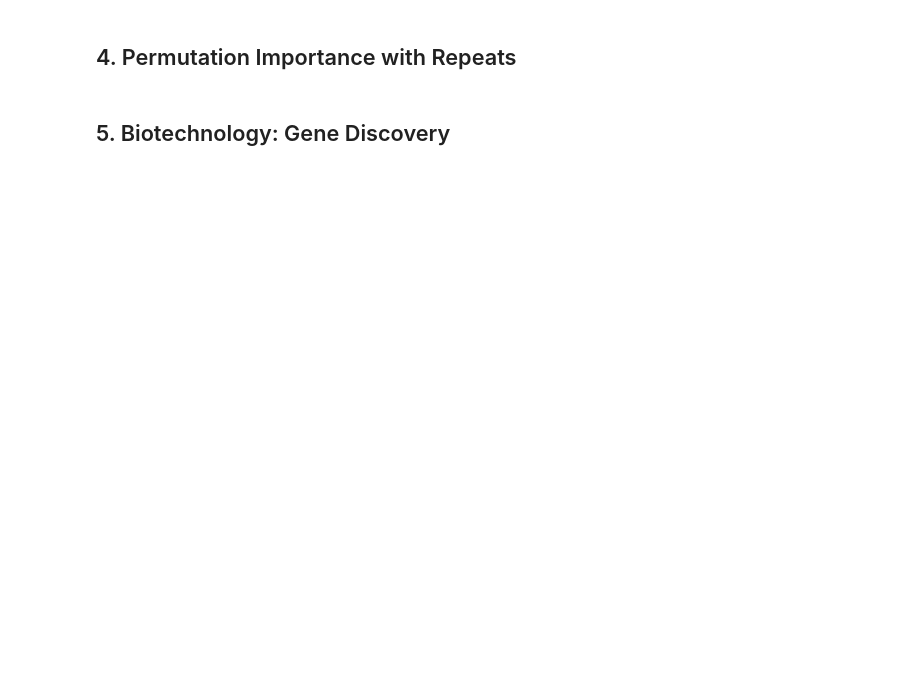
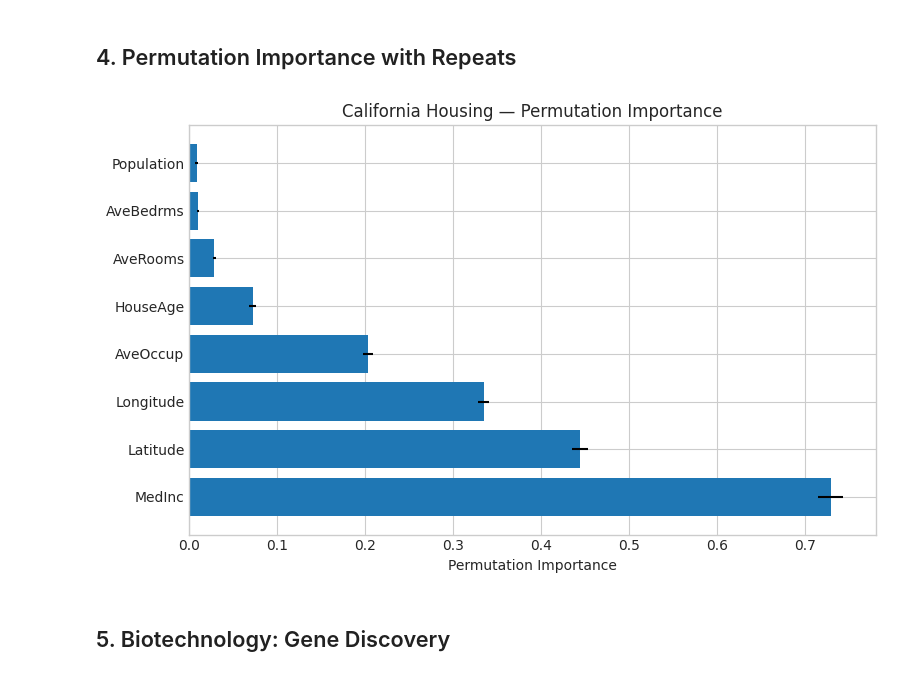
Before and after one commit to marcos-Nieves-24/InVitro-Code, a Jupyter notebook: src/content/modules/machine-learning/lessons/lesson09_model_interpretation/notebook.ipynb, the cells around one changed output. Drawn from its saved outputs; the diff is of its cells as text; code cells hidden in the pictures; blank space fills up the shorter version.

```diff
--- a/src/content/modules/machine-learning/lessons/lesson09_model_interpretation/notebook.ipynb
+++ b/src/content/modules/machine-learning/lessons/lesson09_model_interpretation/notebook.ipynb
@@ -77,16 +100,18 @@ plt.show()
 # %%
 result_h = permutation_importance(rf_h, Xh_te, yh_te, n_repeats=10, random_state=42)
 
 sorted_idx = result_h.importances_mean.argsort()[::-1]
 
 plt.figure(figsize=(8, 5))
-plt.barh([housing.feature_names[i] for i in sorted_idx],
+plt.barh([housing_features[i] for i in sorted_idx],
          result_h.importances_mean[sorted_idx],
          xerr=result_h.importances_std[sorted_idx])
 plt.xlabel('Permutation Importance')
 plt.title('California Housing — Permutation Importance')
 plt.tight_layout()
 plt.show()
+# %% [output]
+[figure, added]
 # %% [markdown]
 ## 5. Biotechnology: Gene Discovery
 # %%
```
Also changed, not shown: parts of 6 cells of this notebook, 1 other file.
